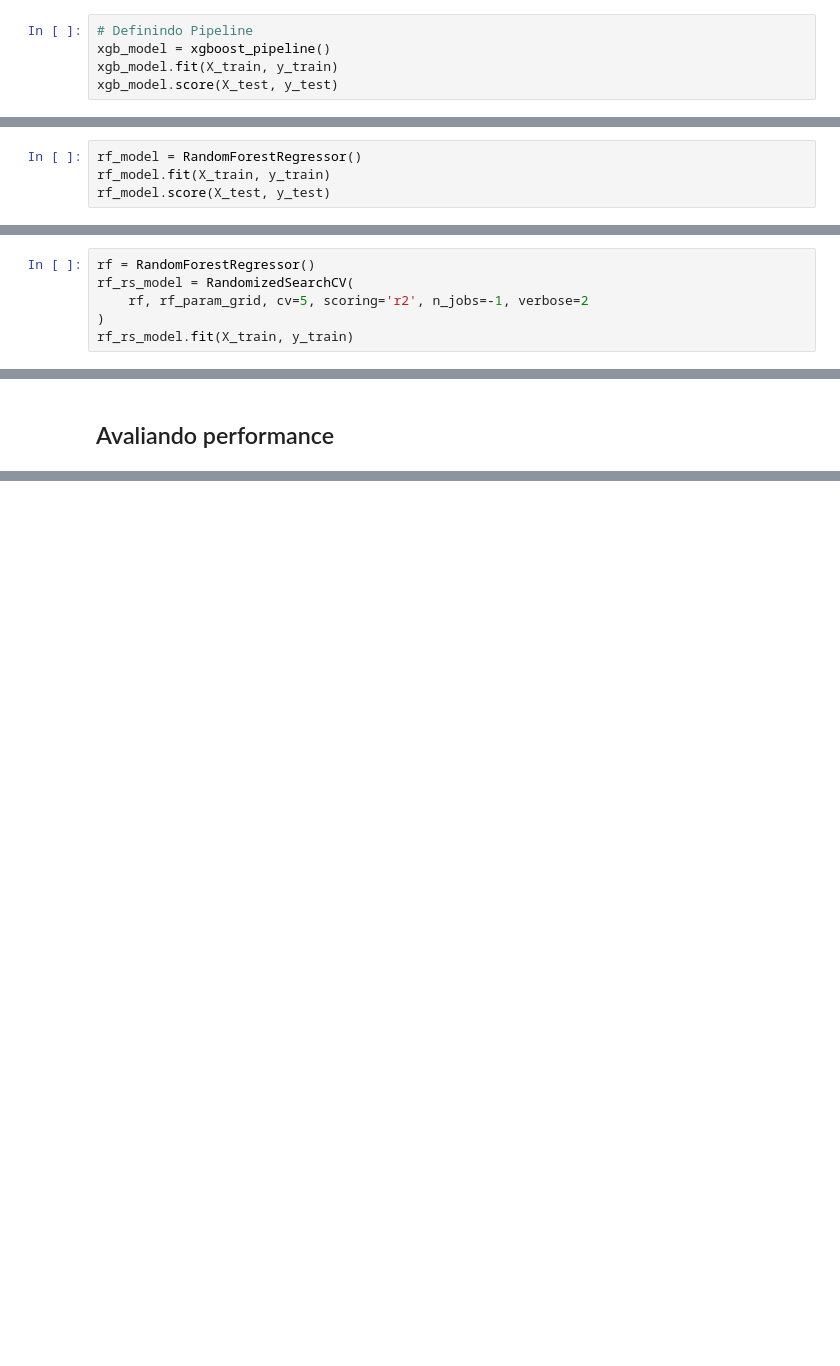
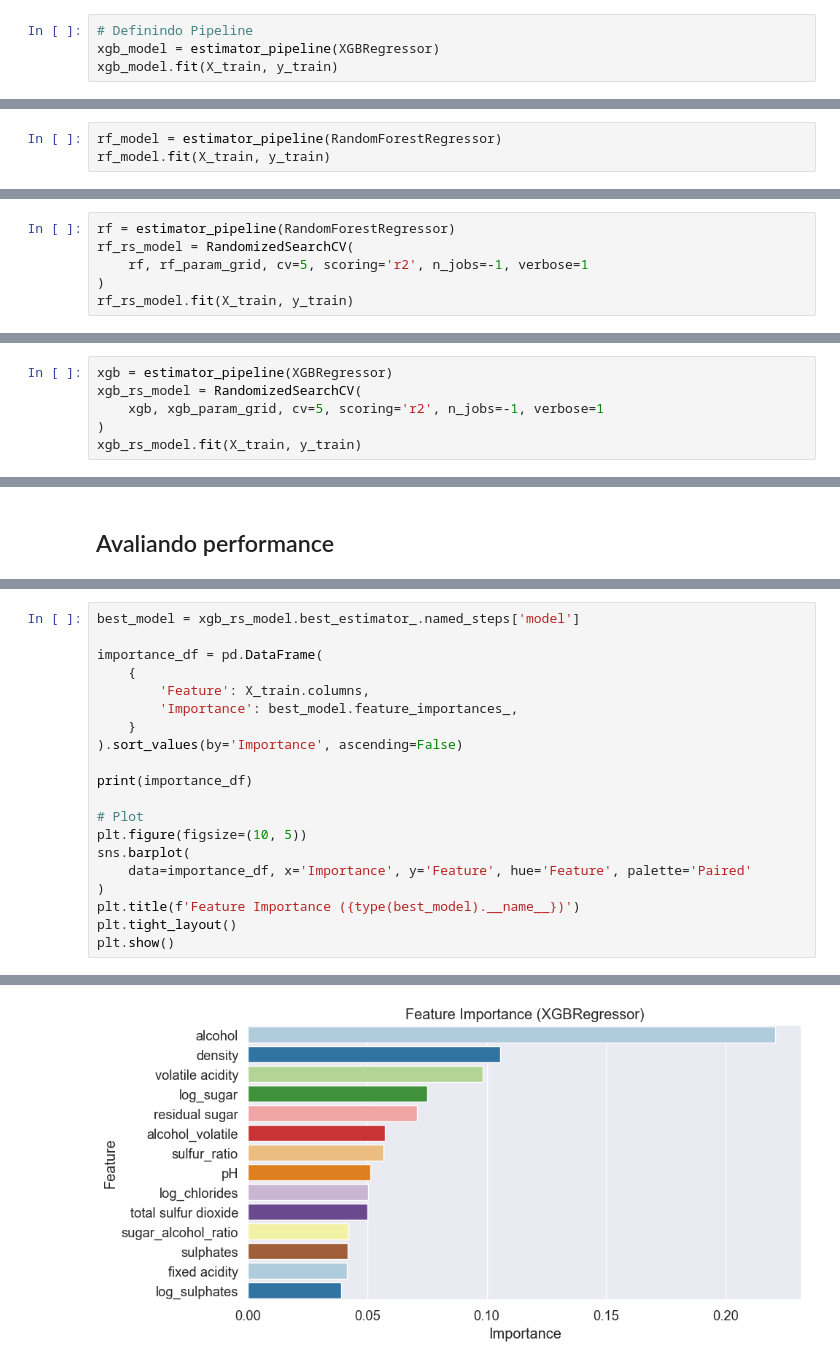
Before and after one commit to figredos/cis-trainee, a Jupyter notebook: 1-regressao_classificacao/notebooks/regressao.ipynb, the cells around one changed output, grey strips where cells are left out. Saved outputs shown, nothing was run; the diff lists cells and outputs as text; blank space fills up the shorter version.

```diff
--- a/1-regressao_classificacao/notebooks/regressao.ipynb
+++ b/1-regressao_classificacao/notebooks/regressao.ipynb
@@ -414,7 +414,6 @@ X_train, X_test, y_train, y_test = train_test_split(X, y, test_size=0.2)
 ### Modelagem simples
 # %%
 # Definindo Pipeline
-xgb_model = xgboost_pipeline()
+xgb_model = estimator_pipeline(XGBRegressor)
 xgb_model.fit(X_train, y_train)
-xgb_model.score(X_test, y_test)
 # %% [output]
@@ -422,5 +438,4 @@ xgb_model.score(X_test, y_test)
 # %%
-rf_model = RandomForestRegressor()
+rf_model = estimator_pipeline(RandomForestRegressor)
 rf_model.fit(X_train, y_train)
-rf_model.score(X_test, y_test)
 # %% [output]
@@ -493,7 +468,7 @@ RandomizedSearchCV(cv=5,
 # %%
-rf = RandomForestRegressor()
+rf = estimator_pipeline(RandomForestRegressor)
 rf_rs_model = RandomizedSearchCV(
-    rf, rf_param_grid, cv=5, scoring='r2', n_jobs=-1, verbose=2
+    rf, rf_param_grid, cv=5, scoring='r2', n_jobs=-1, verbose=1
 )
 rf_rs_model.fit(X_train, y_train)
 # %% [output]
@@ -524,0 +488,6 @@ RandomizedSearchCV(cv=5, estimator=RandomForestRegressor(), n_jobs=-1,
+# %%
+xgb = estimator_pipeline(XGBRegressor)
+xgb_rs_model = RandomizedSearchCV(
+    xgb, xgb_param_grid, cv=5, scoring='r2', n_jobs=-1, verbose=1
+)
+xgb_rs_model.fit(X_train, y_train)
@@ -566,0 +575,21 @@ rmse_rf_rs, rmse_xgb_rs
+# %%
+best_model = xgb_rs_model.best_estimator_.named_steps['model']
+
+importance_df = pd.DataFrame(
+    {
+        'Feature': X_train.columns,
+        'Importance': best_model.feature_importances_,
+    }
+).sort_values(by='Importance', ascending=False)
+
+print(importance_df)
+
+# Plot
+plt.figure(figsize=(10, 5))
+sns.barplot(
+    data=importance_df, x='Importance', y='Feature', hue='Feature', palette='Paired'
+)
+plt.title(f'Feature Importance ({type(best_model).__name__})')
+plt.tight_layout()
+plt.show()
+# %% [output]
@@ -566,0 +611 @@ rmse_rf_rs, rmse_xgb_rs
+[figure, added]
```
Also changed, not shown: parts of 39 cells of this notebook.
